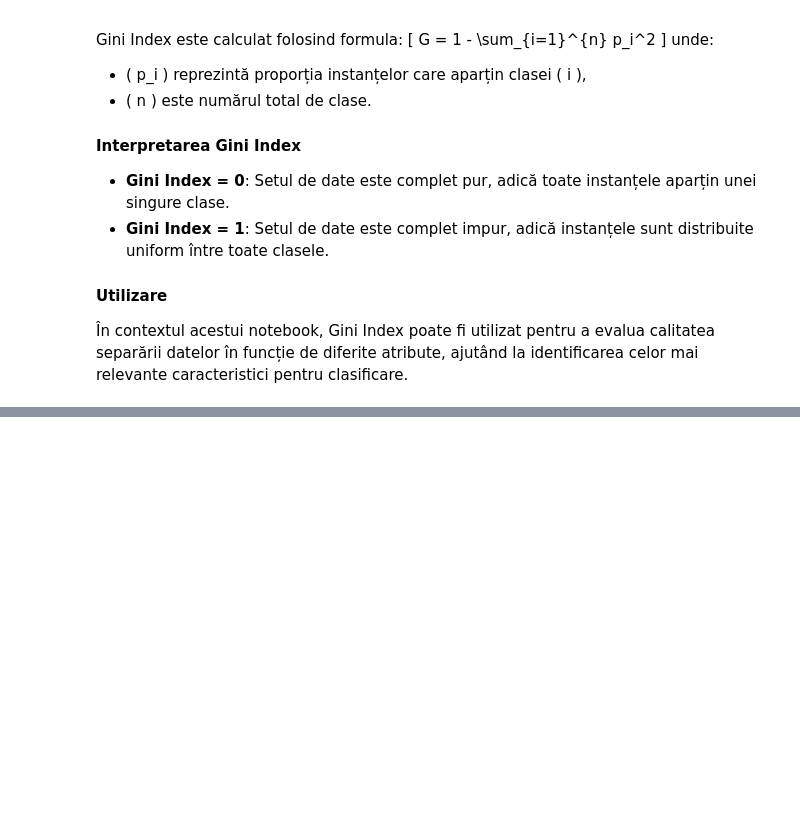
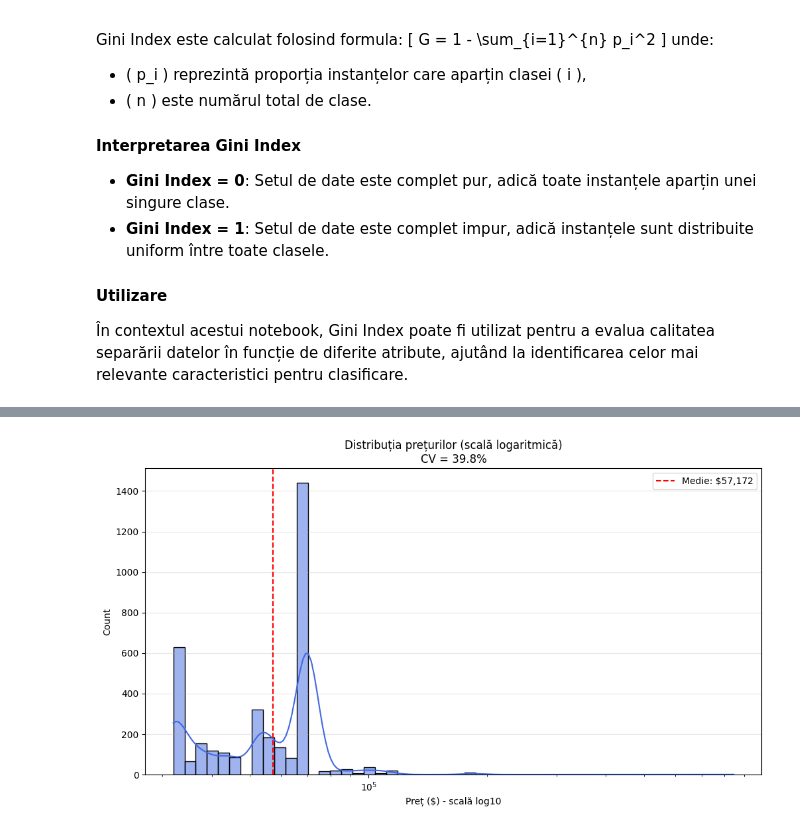
Before and after one commit to Copernicus12/Sisteme_Inteligente_-2025-, a Jupyter notebook: Electric_Vehicle_Population_Data.ipynb, the cells around one changed output, grey strips where cells are left out. Cells and saved outputs as stored; diff of their text form; code cells hidden in the pictures; blank space fills up the shorter version.

```diff
--- a/Electric_Vehicle_Population_Data.ipynb
+++ b/Electric_Vehicle_Population_Data.ipynb
@@ -666,0 +813,21 @@ for col in df_cleaned.columns:
+# %%
+mean_pret = df[df["Base MSRP"] > 0]["Base MSRP"].mean()
+std_pret = df[df["Base MSRP"] > 0]["Base MSRP"].std()
+cv_pret = (std_pret / mean_pret) * 100
+
+plt.figure(figsize=(12, 6))
+
+sns.histplot(df[df["Base MSRP"] > 0]["Base MSRP"],
+             bins=50,
+             log_scale=True,
+             color="royalblue",
+             kde=True)
+plt.axvline(mean_pret, color='red', linestyle='--',
+            label=f'Medie: ${mean_pret:,.0f}')
+plt.title(f'Distribuția prețurilor (scală logaritmică)\nCV = {cv_pret:.1f}%', fontsize=12)
+plt.xlabel('Preț ($) - scală log10')
+plt.legend()
+plt.grid(axis='y', alpha=0.3)
+plt.show()
+# %% [output]
+[figure, added]
```
Also changed, not shown: parts of 11 cells of this notebook.
